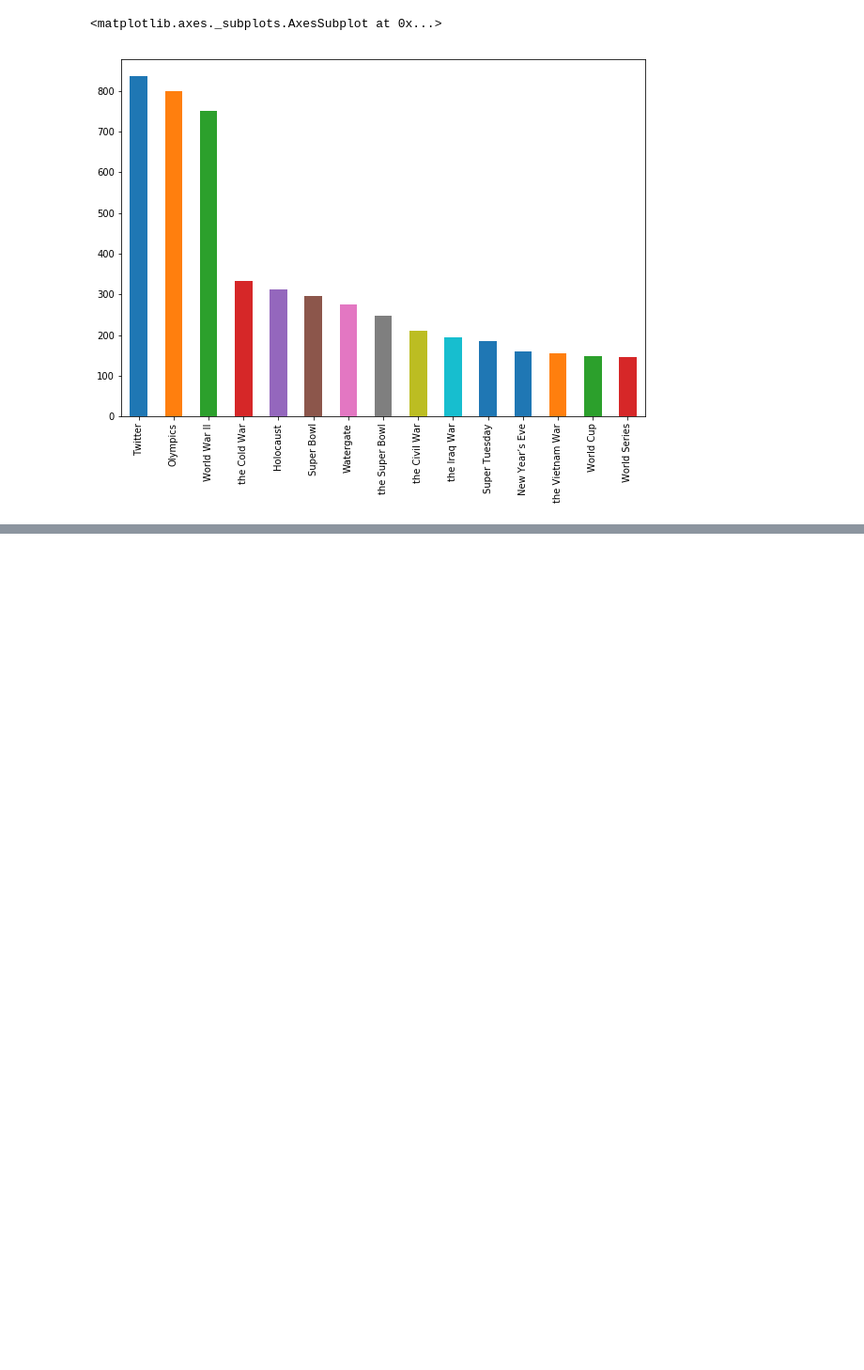
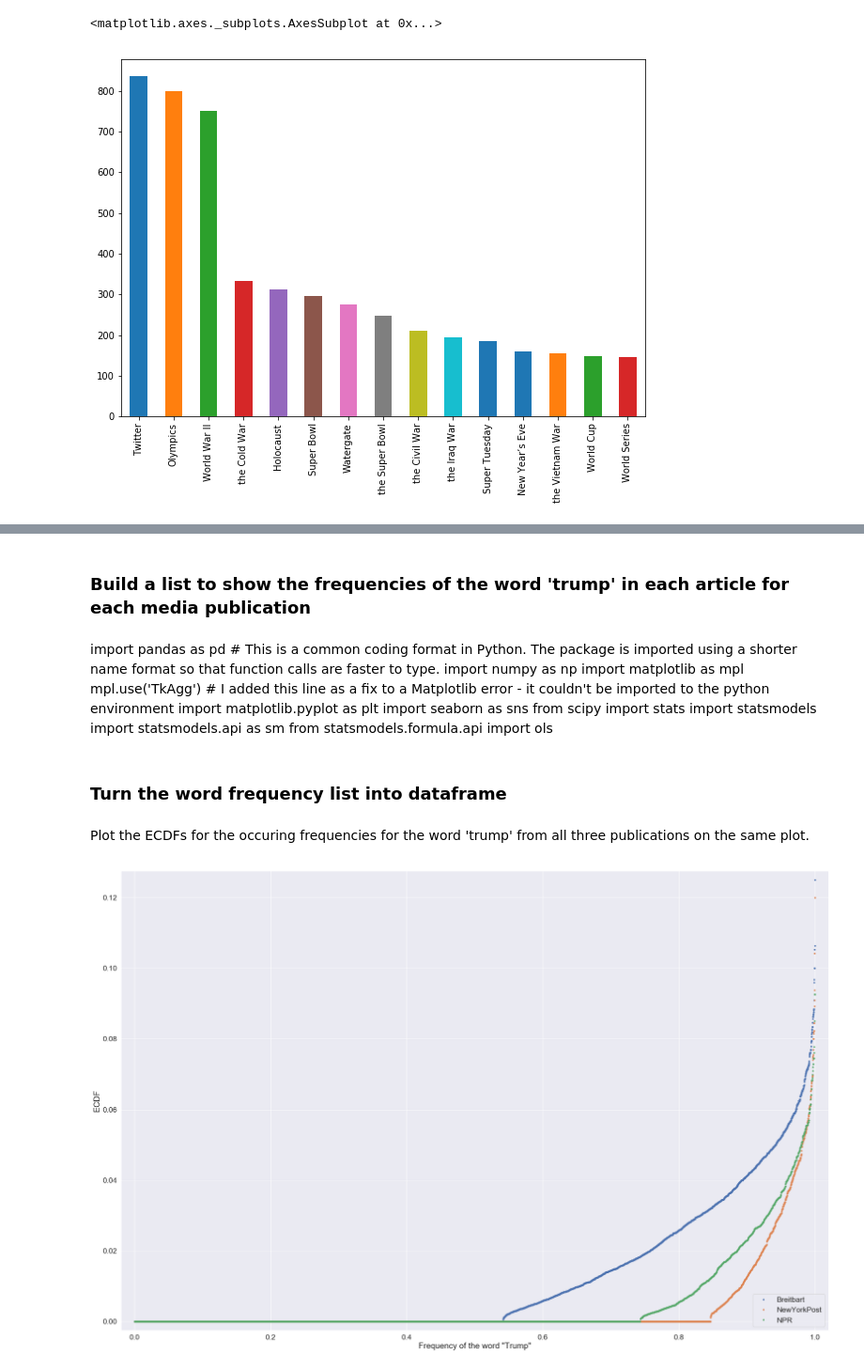
Before and after one commit to yidingweng/SpringBoard, a Jupyter notebook: Capstone 2/code/Capstone 2.2_ExploratoryDataAnalysis.ipynb, the cells around one changed output, grey strips where cells are left out. Shown at 94% size. Drawn from its saved outputs; the diff is of its cells as text; code cells hidden in the pictures; blank space fills up the shorter version.

```diff
--- a/Capstone 2/code/Capstone 2.2_ExploratoryDataAnalysis.ipynb
+++ b/Capstone 2/code/Capstone 2.2_ExploratoryDataAnalysis.ipynb
@@ -211,0 +279,2 @@ orgs.Text.value_counts()[:15].plot(kind='bar')
+# %% [markdown]
+### Build a list to show the frequencies of the word 'trump' in each article for each media publication
@@ -211,0 +293,62 @@ orgs.Text.value_counts()[:15].plot(kind='bar')
+# %%
+trump_list_NewYorkPost = []
+i = 0
+while i < len(list_NewYorkPost):
+    trump_list_NewYorkPost.append(list_NewYorkPost[i].count('trump')/len(list_NewYorkPost[i]))
+    i = i+1
+# %% [markdown]
+import pandas as pd # This is a common coding format in Python. The package is imported using a shorter name format so that function calls are faster to type.
+import numpy as np
+import matplotlib as mpl
+mpl.use('TkAgg') # I added this line as a fix to a Matplotlib error - it couldn't be imported to the python environment
+import matplotlib.pyplot as plt
+import seaborn as sns
+from scipy import stats
+import statsmodels
+import statsmodels.api as sm
+from statsmodels.formula.api import ols
+# %% [markdown]
+### Turn the word frequency list into dataframe
+# %%
+df1 = pd.DataFrame(np.array(trump_list_Breitbart))
+df2 = pd.DataFrame(np.array(trump_list_NewYorkPost))
+df3 = pd.DataFrame(np.array(trump_list_NPR))
+# %% [markdown]
+Plot the ECDFs for the occuring frequencies for the word 'trump' from all three publications on the same plot.
+# %%
+def ecdf(data):
+    """Compute ECDF for a one-dimensional array of measurements."""
+    # Number of data points: n
+    n = len(data)
+
+    # x-data for the ECDF: x
+    x = np.sort(data)
+
+    # y-data for the ECDF: y
+    y = np.arange(1, n+1) / n
+    return x, y
+# %%
+# Compute ECDFs
+x_sg_Breitbart, y_sg_Breitbart = ecdf(df1.iloc[:,0])
+x_sg_NewYorkPost, y_sg_NewYorkPost = ecdf(df2.iloc[:,0])
+x_sg_NPR, y_sg_NPR = ecdf(df3.iloc[:,0])
+
+plt.figure(figsize=(30,20))
+
+# Plot the ECDFs
+_ = plt.plot(y_sg_Breitbart,x_sg_Breitbart, marker='.', linestyle='none')
+_ = plt.plot(y_sg_NewYorkPost,x_sg_NewYorkPost, marker='.', linestyle='none')
+_ = plt.plot(y_sg_NPR,x_sg_NPR, marker='.', linestyle='none')
+
+# Set margins
+plt.margins(0.02)
+
+# Add axis labels and legend
+_ = plt.xlabel('Frequency of the word "Trump"')
+_ = plt.ylabel('ECDF')
+_ = plt.legend(('Breitbart', 'NewYorkPost', 'NPR'), loc='lower right')
+
+# Show the plot
+plt.show()
+# %% [output]
+[figure, added]
```
Also changed, not shown: parts of 59 cells of this notebook, 6 other files.
